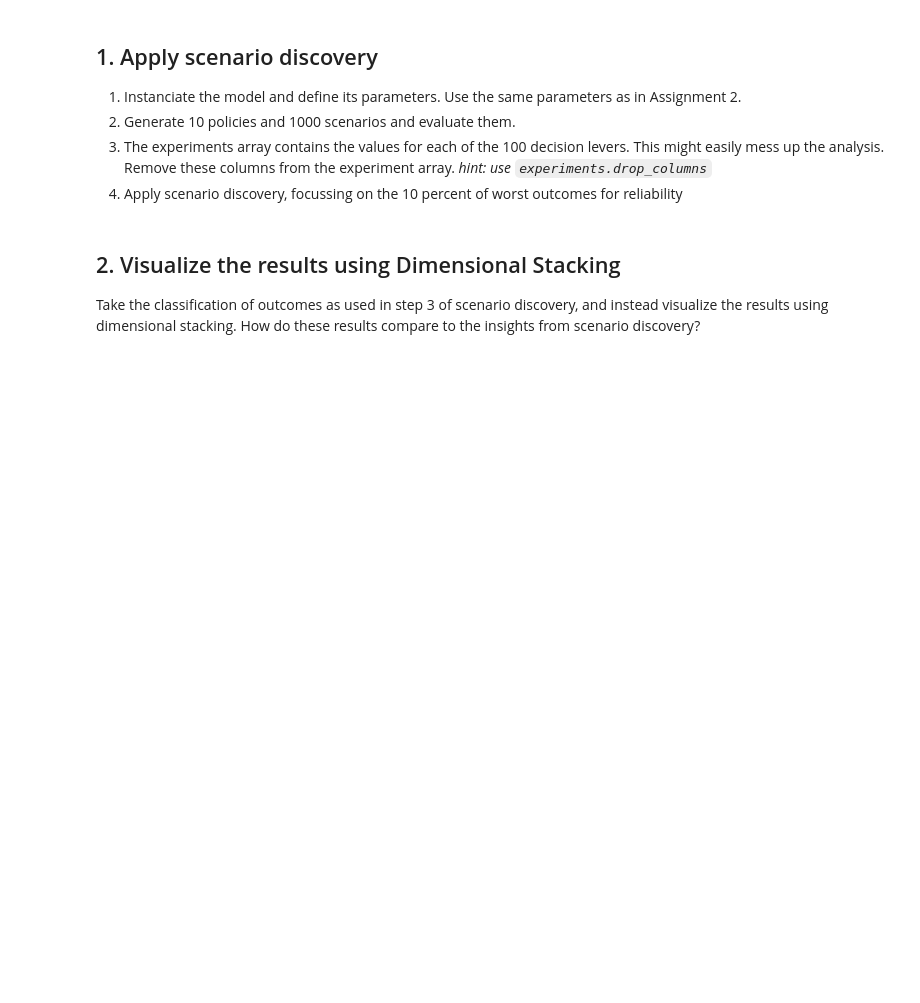
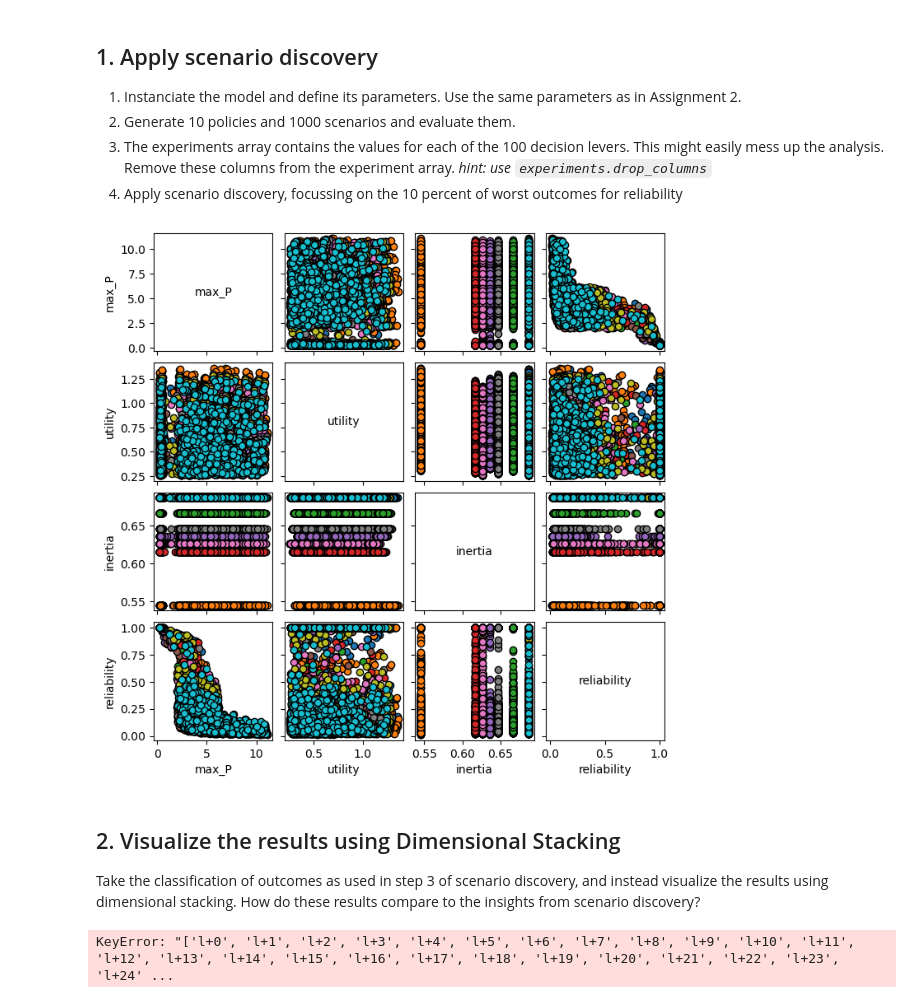
Before and after one commit to juliusj03/epa141A_open, a Jupyter notebook: Week 3-4 - vulnerability analysis/assignment 5 - subspace partitioning lake model.ipynb, the cells around one changed output. Drawn from its saved outputs; the diff is of its cells as text; code cells hidden in the pictures; blank space fills up the shorter version.

```diff
--- a/Week 3-4 - vulnerability analysis/assignment 5 - subspace partitioning lake model.ipynb
+++ b/Week 3-4 - vulnerability analysis/assignment 5 - subspace partitioning lake model.ipynb
@@ -45,6 +45,33 @@ model.outcomes = [
         ScalarOutcome("utility", kind=ScalarOutcome.MAXIMIZE, expected_range=(0, 2)),
         ScalarOutcome("inertia", kind=ScalarOutcome.MAXIMIZE, expected_range=(0, 1)),
         ScalarOutcome("reliability", kind=ScalarOutcome.MAXIMIZE, expected_range=(0, 1)),]
+# %%
+# Hint: A great moment to take another look at the examples!
+from ema_workbench import MultiprocessingEvaluator
+from ema_workbench.em_framework.optimization import HyperVolume, EpsilonProgress
+from ema_workbench.em_framework.evaluators import Samplers
+
+n_scenarios = 1000
+n_policies = 10
+
+# with MultiprocessingEvaluator(model) as evaluator:
+#     experimenents, outcomes = evaluator.perform_experiments(n_scenarios, n_policies, lever_sampling=Samplers.MC)
+with MultiprocessingEvaluator(model) as evaluator:
+    experiments, outcomes = evaluator.perform_experiments(scenarios=1000, policies=10)
+# %%
+from ema_workbench.analysis import pairs_plotting
+from matplotlib import pyplot as plt
+
+fig, axes = pairs_plotting.pairs_scatter(experiments, outcomes, group_by="policy", legend=False)
+fig.set_size_inches(8, 8)
+plt.show()
+# %% [output]
+[figure, added]
 # %% [markdown]
 ## 2. Visualize the results using Dimensional Stacking
 Take the classification of outcomes as used in step 3 of scenario discovery, and instead visualize the results using dimensional stacking. How do these results compare to the insights from scenario discovery?
+# %%
+experiments
+experiments.drop(columns=[f"l{x}" for x in range(0,100)], inplace=True)
+# %% [output]
+KeyError: "['l+0', 'l+1', 'l+2', 'l+3', 'l+4', 'l+5', 'l+6', 'l+7', 'l+8', 'l+9', 'l+10', 'l+11', 'l+12', 'l+13', 'l+14', 'l+15', 'l+16', 'l+17', 'l+18', 'l+19', 'l+20', 'l+21', 'l+22', 'l+23', 'l+24' ...
```
Also changed, not shown: 1 other file.
